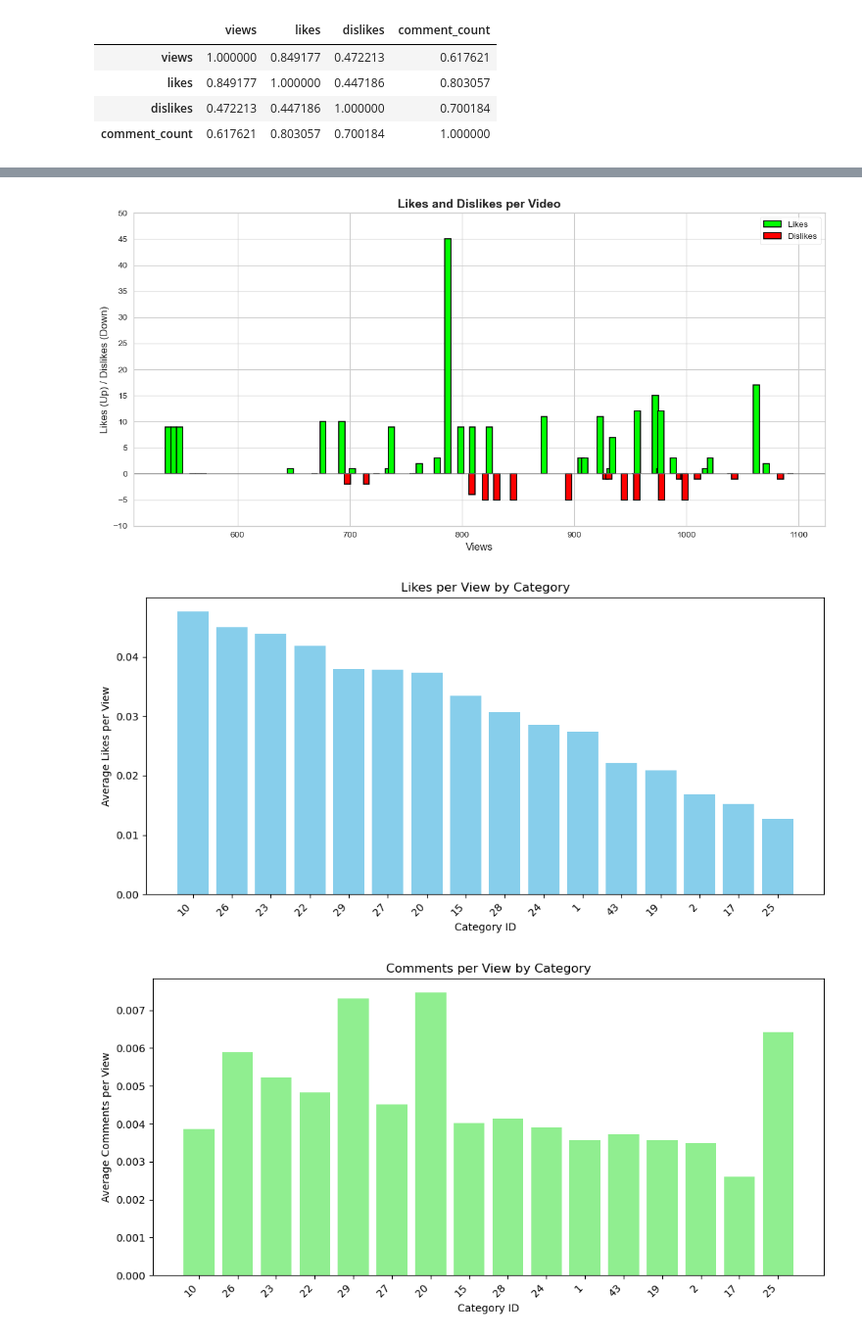
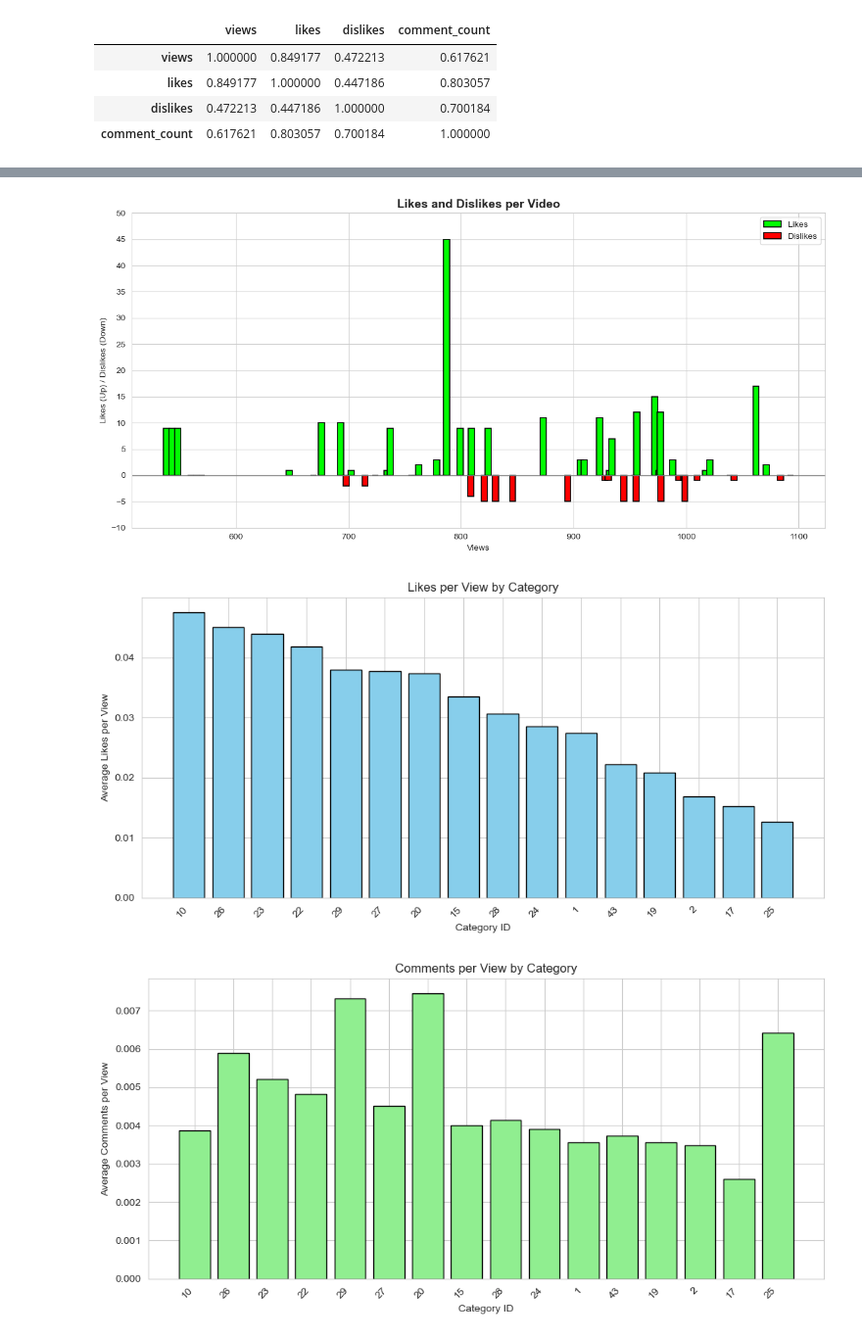
Before and after one commit to TLuter-252/Pandas_EDA_Youtube, a Jupyter notebook: tims_notebook.ipynb, the cells around one changed output, grey strips where cells are left out. Shown: that part at 98% size. Cells and saved outputs as stored; diff of their text form; code cells hidden in the pictures.

```diff
--- a/tims_notebook.ipynb
+++ b/tims_notebook.ipynb
@@ -51,19 +43,0 @@ plt.show()
-# %%
-
-
-sns.set_style("whitegrid")
-sns.set_palette("bright")
-
-plt.figure(figsize=(8,5))
-sns.histplot(data=yt_df, x='views', weights='likes', bins=10, kde=True, color='lime', alpha=0.6)
-plt.xlabel("Views")
-plt.ylabel("Likes Frequency")
-plt.title("Likes Across Views")
-plt.show()
-
-plt.figure(figsize=(8,5))
-sns.histplot(data=yt_df, x='views', weights='dislikes', bins=10, kde=True, color='red', alpha=0.6)
-plt.xlabel("Views")
-plt.ylabel("Dislikes Frequency")
-plt.title("Dislikes Across Views")
-plt.show()
@@ -73,18 +44,11 @@ plt.show()
 # %%
-import pandas as pd
-import matplotlib.pyplot as plt
-import seaborn as sns
-import numpy as np
-
-sns.set_style("whitegrid")
-
 yt_df_sorted = yt_df.sort_values('views')
 yt_df_zoomed = yt_df_sorted[yt_df_sorted['views'] <= yt_df_sorted['views'].quantile(0.95)]
 yt_df_zoomed = yt_df_zoomed.head(30)
 
 plt.figure(figsize=(12,6))
 
-
+# keep bars from touching
 bar_width = yt_df_zoomed['views'].max() / 120
 offset = bar_width * 1.2
 
@@ -121,14 +85,8 @@ plt.legend()
 plt.tight_layout()
 plt.show()
 # %% [output]
-[figure, old version]
+[figure, new version]
 # %%
-import pandas as pd
-import matplotlib.pyplot as plt
-
-
-yt_df = pd.read_csv("USvideosv.csv")
-
 # Convert columns to numeric
 yt_df["views"] = pd.to_numeric(yt_df["views"], errors="coerce")
 yt_df["likes"] = pd.to_numeric(yt_df["likes"], errors="coerce")
@@ -142,35 +100,35 @@ yt_df = yt_df[yt_df["views"] > 0].copy()
 
 yt_df["likes_per_view"] = (yt_df["likes"] / yt_df["views"]).clip(upper=0.5)
 yt_df["comments_per_view"] = (yt_df["comment_count"] / yt_df["views"]).clip(upper=0.5)
 
 # Group by category_id
 cat_df = (
     yt_df.groupby("category_id")[["likes_per_view", "comments_per_view"]]
          .mean()
          .sort_values("likes_per_view", ascending=False)
          .reset_index()
 )
 
 
 # Likes per view
 plt.figure(figsize=(10, 5))
-plt.bar(cat_df["category_id"].astype(str), cat_df["likes_per_view"], color="skyblue")
+plt.bar(cat_df["category_id"].astype(str), cat_df["likes_per_view"], color="skyblue",  edgecolor='black')
 plt.xlabel("Category ID")
 plt.ylabel("Average Likes per View")
 plt.title("Likes per View by Category")
 plt.xticks(rotation=45, ha="right")
 plt.tight_layout()
 plt.show()
 
 # Comments per view
 plt.figure(figsize=(10, 5))
-plt.bar(cat_df["category_id"].astype(str), cat_df["comments_per_view"], color="lightgreen")
+plt.bar(cat_df["category_id"].astype(str), cat_df["comments_per_view"], color="lightgreen",  edgecolor='black')
 plt.xlabel("Category ID")
 plt.ylabel("Average Comments per View")
 plt.title("Comments per View by Category")
 plt.xticks(rotation=45, ha="right")
-plt.tight_layout()git push
+plt.tight_layout()
 plt.show()
 # %% [output]
-[figure, old version]
+[figure, new version]
-[figure, old version]
+[figure, new version]
```
Also changed, not shown: parts of 2 cells of this notebook.
